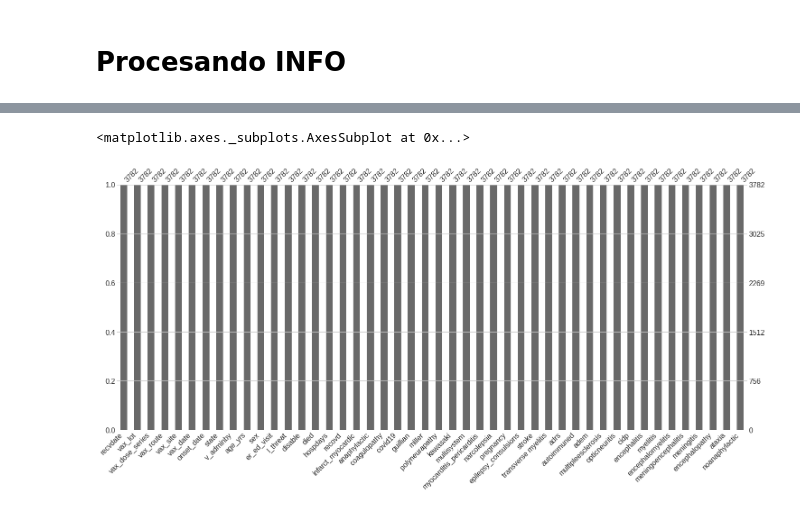
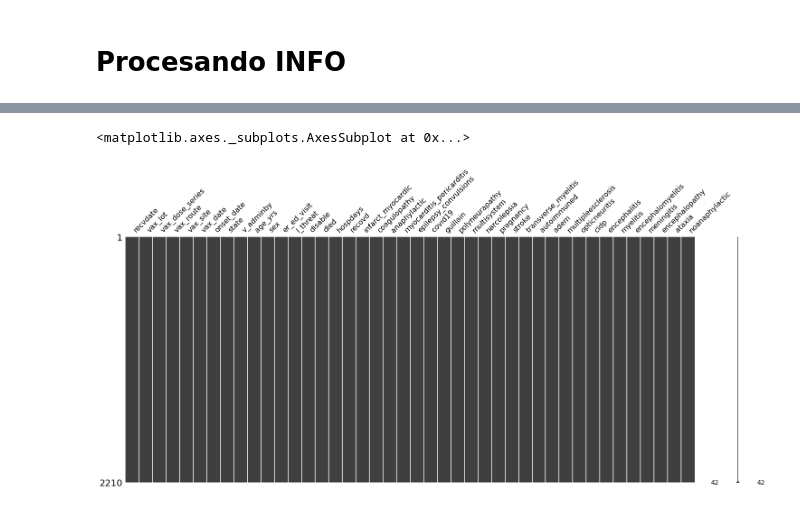
Before and after one commit to yodavo/IAI_vaccines, a Jupyter notebook: data_wrangling/NLP_vaccines.ipynb, the cells around one changed output, grey strips where cells are left out. Saved outputs shown, nothing was run; the diff lists cells and outputs as text; code cells hidden in the pictures.

```diff
--- a/data_wrangling/NLP_vaccines.ipynb
+++ b/data_wrangling/NLP_vaccines.ipynb
@@ -88,8 +88,6 @@ dataset = data.copy()
 aesis = {'infarct_myocardic' : ['myocardic','acute myocardial infarction', 'Myocardial infarction',
                       'Silent myocardial infarction', 'acute myocardial injury',
                       'acute myocardial ischemia'],
-         'anaphylactic' : ['anaphylactic ', 'Anaphylactic reaction', 'Anaphylactic shock',
-                         'Anaphylactoid reaction', 'Anaphylactoid shock'],
          'coagulopathy' : ['coagulopathy','Acquired amegakaryocytic thrombocytopenia',
                          'Amegakaryocytic thrombocytopenia', 'Axillary vein thrombosis',
                          'Cavernous sinus thrombosis', 'Cerebral venous thrombosis',
@@ -103,13 +101,8 @@ aesis = {'infarct_myocardic' : ['myocardic','acute myocardial infarction', 'Myoc
                          'Thrombotic thrombocytopenic purpura', 'Thrombosis',
                          'Transverse sinus thrombosis', 'Vena cava embolism',
                          'Vena cava thrombosis', 'Venous thrombosis'],
-         'covid19' : ['COVID-19', 'Asymptomatic COVID-19', 'COVID-19 pneumonia'],
-         'guillian' : ['guillian', 'Guillian-Barre syndrome'],
-         'miller' : ['miller', 'Miller Fisher syndrome'],
-         'polyneurapathy' : ['polyneurapathy','Demyelinating polyneuropathy'],
-         'kawasaki' : ['kawasaki', 'Kawasakis disease'],
-         'multisystem' : ['multisystem','Multisystem inflammatory syndrome in children',
-                          'Multisystem Inflammatory Syndrome in Adults (MIS-A)'],
+         'anaphylactic' : ['anaphylactic ', 'Anaphylactic reaction', 'Anaphylactic shock',
+                         'Anaphylactoid reaction', 'Anaphylactoid shock'],
          'myocarditis_pericarditis' : ['Atypical mycobacterium pericarditis',
                           'Autoimmune myocarditis', 'Autoimmune pericarditis',
                           'Bacterial pericarditis','Coxsackie myocarditis', 'Coxsackie pericarditis',
@@ -123,15 +116,7 @@ aesis = {'infarct_myocardic' : ['myocardic','acute myocardial infarction', 'Myoc
                           'Pericarditis helminthic', 'Pericarditis infective',
                           'Pericarditis mycoplasma', 'Pleuropericarditis',
                           'Purulent pericarditis', 'Viral pericarditis'],
-         'narcolepsia' : ['Narcolepsy', 'Cataplexy'],
-         'pregnancy' : ['Abortion','Aborted pregnancy', 'Abortion complete',' Abortion early',
-                       'Abortion incomplete', 'Abortion late', 'Abortion missed',
-                       'Abortion spontaneous', 'Abortion spontaneous complete',
-                       'Abortion spontaneous incomplete', 'Abortion threatened',
-                       'Congenital anomaly', 'Drug exposure during pregnancy',
-                       'Exposure during pregnancy', 'Foetal death Maternal',
-                       'exposure during pregnancy' ,'Stillbirth'],
-         'epilepsy_consulsions' : ['  Atonic seizures', 'Atypical benign partial epilepsy',
+         'epilepsy_convulsions' : ['  Atonic seizures', 'Atypical benign partial epilepsy',
                        'Autonomic seizure', 'Clonic convulsion', 'Complex partial seizures',
                        'Convulsion in childhood', 'Convulsion', 'Convulsions local',
                        'Epilepsy' 'Epileptic encephalopathy' 'Febrile convulsion',
@@ -145,12 +130,24 @@ aesis = {'infarct_myocardic' : ['myocardic','acute myocardial infarction', 'Myoc
                        'Simple partial seizures', 'Status epilepticus',
                        'Temporal lobe epilepsy','Tonic clonic movements',
                        'Tonic convulsion', 'Tonic posturing'],
+         'covid19' : ['Asymptomatic COVID-19', 'COVID-19 pneumonia'],
+         'guillain' : ['guillain', 'barre', 'guillain Barre syndrome'],
+         'polyneurapathy' : ['polyneurapathy','Demyelinating polyneuropathy'],
+         'multisystem' : ['multisystem','Multisystem inflammatory syndrome',
+                          'Multisystem Inflammatory Syndrome (MIS-A)'],
+         'narcolepsia' : ['Narcolepsy', 'Cataplexy'],
+         'pregnancy' : ['Abortion','Aborted pregnancy', 'Abortion complete',' Abortion early',
+                       'Abortion incomplete', 'Abortion late', 'Abortion missed',
+                       'Abortion spontaneous', 'Abortion spontaneous complete',
+                       'Abortion spontaneous incomplete', 'Abortion threatened',
+                       'Congenital anomaly', 'Drug exposure during pregnancy',
+                       'Exposure during pregnancy', 'Foetal death Maternal',
+                       'exposure during pregnancy' ,'Stillbirth'],
          'stroke':  ['Basal ganglia stroke', 'Brain stem stroke', 'Cerebellar stroke', 'Cerebrovascular accident',
                        'Embolic stroke','Haemorrhagic stroke', 'Haemorrhagic transformation stroke',
                        'Ischaemic stroke', 'Lacunar stroke', 'Perinatal stroke',
                        'Spinal stroke', 'Thrombotic stroke', 'Vertebrobasilar stroke'],
-         'Transverse myelitis':['Transverse myelitis'],
-         'adrs' : ['Acute Respiratory Distress Syndrome'],
+         'transverse_myelitis':['Transverse myelitis'],
          'autoimmuned' : ['Autoimmune disorders NEC', 'Blood autoimmune disorders',
                           'Endocrine autoimmune disorders', 'Hepatic autoimmune disorders',
                           'Lupus erythematosus and associated conditions',
@@ -168,7 +165,6 @@ aesis = {'infarct_myocardic' : ['myocardic','acute myocardial infarction', 'Myoc
          'encephalitis' : ['Encephalitis'],
          'myelitis': ['Myelitis'],
          'Encephalomyelitis' : ['Encephalomyelitis', 'Leukoencephalomyelitis', 'Noninfective encephalomyeliti'],
-         'meningoencephalitis' : ['Meningoencephalitis viral'],
          'meningitis' : ['Meningitis', 'Meningitis aseptic', 'Meningitis viral'],
          'encephalopathy' : ['Encephalopathy', 'Leukoencephalopathy'],
          'ataxia' : ['Ataxia', 'Cerebellar ataxia', 'Cerebral ataxia'],
@@ -312,8 +304,8 @@ memory usage: 1.4+ MB
 # %%
 import missingno as msno
-msno.bar(dataset)
+msno.matrix(dataset)
 # %% [output]
 <matplotlib.axes._subplots.AxesSubplot at 0x...>
-[figure, old version]
+[figure, new version]
 # %%
 # Exportando datasets
```
Also changed, not shown: parts of 11 cells of this notebook.
